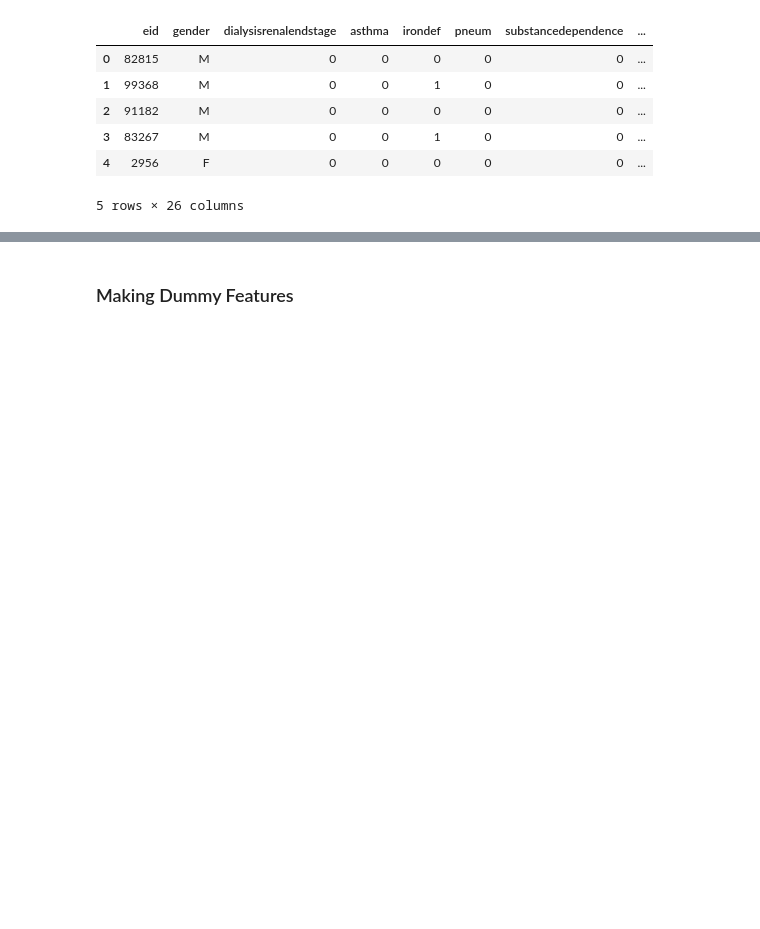
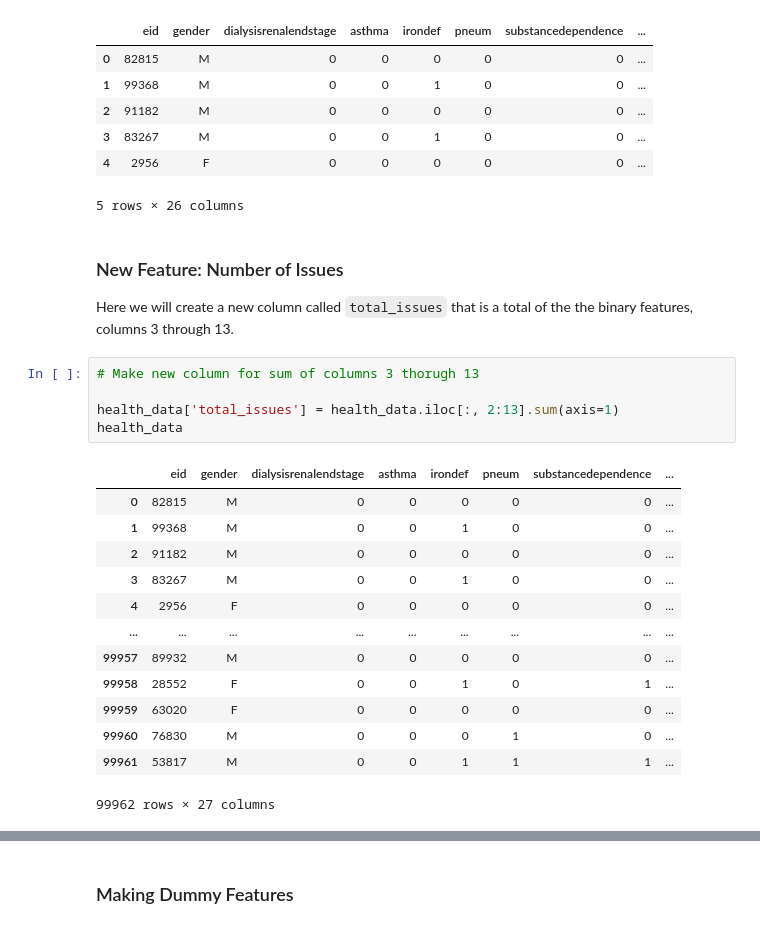
Before and after one commit to dsvoboda101/Springboard, a Jupyter notebook: Capstone_2/Cap2_Feature_Engineering.ipynb, the cells around one changed output, grey strips where cells are left out. Drawn from its saved outputs; the diff is of its cells as text; blank space fills up the shorter version.

```diff
--- a/Capstone_2/Cap2_Feature_Engineering.ipynb
+++ b/Capstone_2/Cap2_Feature_Engineering.ipynb
@@ -27,3 +30,26 @@ health_data.head()
 | 3 | 83267 | M | 0 | 0 | 1 | 0 | 0 | ... |
 | 4 | 2956 | F | 0 | 0 | 0 | 0 | 0 | ... |
 5 rows × 26 columns
+# %% [markdown]
+### New Feature: Number of Issues
+
+Here we will create a new column called `total_issues` that is a total of the the binary features, columns 3 through 13.
+# %%
+# Make new column for sum of columns 3 thorugh 13
+
+health_data['total_issues'] = health_data.iloc[:, 2:13].sum(axis=1)
+health_data
+# %% [output]
+|  | eid | gender | dialysisrenalendstage | asthma | irondef | pneum | substancedependence | ... |
+| 0 | 82815 | M | 0 | 0 | 0 | 0 | 0 | ... |
+| 1 | 99368 | M | 0 | 0 | 1 | 0 | 0 | ... |
+| 2 | 91182 | M | 0 | 0 | 0 | 0 | 0 | ... |
+| 3 | 83267 | M | 0 | 0 | 1 | 0 | 0 | ... |
+| 4 | 2956 | F | 0 | 0 | 0 | 0 | 0 | ... |
+| ... | ... | ... | ... | ... | ... | ... | ... | ... |
+| 99957 | 89932 | M | 0 | 0 | 0 | 0 | 0 | ... |
+| 99958 | 28552 | F | 0 | 0 | 1 | 0 | 1 | ... |
+| 99959 | 63020 | F | 0 | 0 | 0 | 0 | 0 | ... |
+| 99960 | 76830 | M | 0 | 0 | 0 | 1 | 0 | ... |
+| 99961 | 53817 | M | 0 | 0 | 1 | 1 | 1 | ... |
+99962 rows × 27 columns
```
Also changed, not shown: parts of 9 cells of this notebook, 35 other files.
